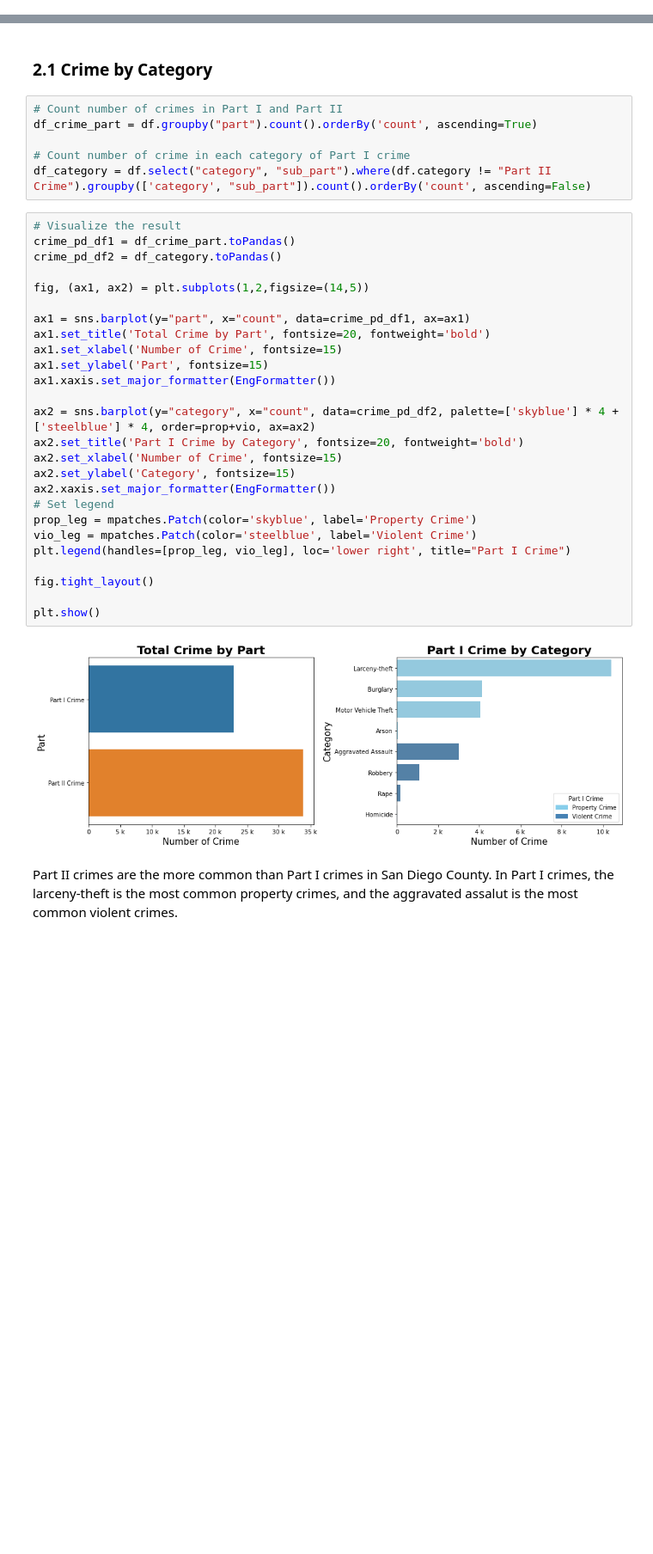
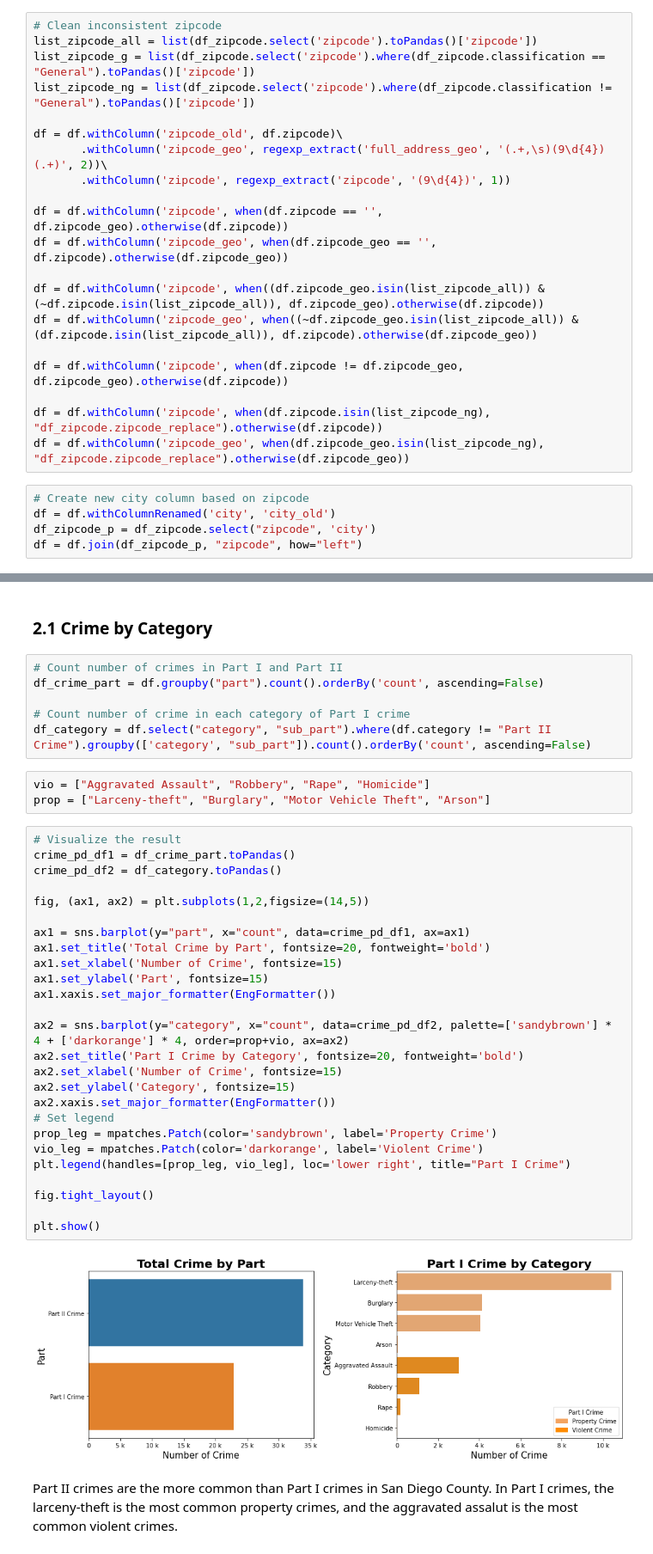
Before and after one commit to tingyiwu714/san-diego-crime-analysis, a Jupyter notebook: Spark_SD_Crime.ipynb, the cells around one changed output, grey strips where cells are left out. Shown at 86% size. Drawn from its saved outputs; the diff is of its cells as text; blank space fills up the shorter version.

```diff
--- a/Spark_SD_Crime.ipynb
+++ b/Spark_SD_Crime.ipynb
@@ -492,5 +520,30 @@ df_geo[['zipcode_geo', 'city_geo', 'full_address_geo']] = df_geo[['zipcode_geo',
 df_geo[['longitude', 'latitude']] = df_geo[['longitude', 'latitude']].astype(float)
 df = spark.createDataFrame(df_geo)
+# %%
+# Clean inconsistent zipcode
+list_zipcode_all = list(df_zipcode.select('zipcode').toPandas()['zipcode'])
+list_zipcode_g = list(df_zipcode.select('zipcode').where(df_zipcode.classification == "General").toPandas()['zipcode'])
+list_zipcode_ng = list(df_zipcode.select('zipcode').where(df_zipcode.classification != "General").toPandas()['zipcode'])
+
+df = df.withColumn('zipcode_old', df.zipcode)\
+       .withColumn('zipcode_geo', regexp_extract('full_address_geo', '(.+,\s)(9\d{4})(.+)', 2))\
+       .withColumn('zipcode', regexp_extract('zipcode', '(9\d{4})', 1))
+
+df = df.withColumn('zipcode', when(df.zipcode == '', df.zipcode_geo).otherwise(df.zipcode))
+df = df.withColumn('zipcode_geo', when(df.zipcode_geo == '', df.zipcode).otherwise(df.zipcode_geo))
+
+df = df.withColumn('zipcode', when((df.zipcode_geo.isin(list_zipcode_all)) & (~df.zipcode.isin(list_zipcode_all)), df.zipcode_geo).otherwise(df.zipcode))
+df = df.withColumn('zipcode_geo', when((~df.zipcode_geo.isin(list_zipcode_all)) & (df.zipcode.isin(list_zipcode_all)), df.zipcode).otherwise(df.zipcode_geo))
+
+df = df.withColumn('zipcode', when(df.zipcode != df.zipcode_geo, df.zipcode_geo).otherwise(df.zipcode))
+
+df = df.withColumn('zipcode', when(df.zipcode.isin(list_zipcode_ng), "df_zipcode.zipcode_replace").otherwise(df.zipcode))
+df = df.withColumn('zipcode_geo', when(df.zipcode_geo.isin(list_zipcode_ng), "df_zipcode.zipcode_replace").otherwise(df.zipcode_geo))
+# %%
+# Create new city column based on zipcode
+df = df.withColumnRenamed('city', 'city_old')
+df_zipcode_p = df_zipcode.select("zipcode", 'city')
+df = df.join(df_zipcode_p, "zipcode", how="left")
 # %% [markdown]
 93% of address were geocoded.
 The data is cleaned, processed, and geocoded. It's ready for analysis.
@@ -500,38 +553,41 @@ The data is cleaned, processed, and geocoded. It's ready for analysis.
 ### 2.1 Crime by Category
 # %%
 # Count number of crimes in Part I and Part II
-df_crime_part = df.groupby("part").count().orderBy('count', ascending=True)
+df_crime_part = df.groupby("part").count().orderBy('count', ascending=False)
 
 # Count number of crime in each category of Part I crime
 df_category = df.select("category", "sub_part").where(df.category != "Part II Crime").groupby(['category', "sub_part"]).count().orderBy('count', ascending=False)
+# %%
+vio = ["Aggravated Assault", "Robbery", "Rape", "Homicide"]
+prop = ["Larceny-theft", "Burglary", "Motor Vehicle Theft", "Arson"]
 # %%
 # Visualize the result
 crime_pd_df1 = df_crime_part.toPandas()
 crime_pd_df2 = df_category.toPandas()
 
 fig, (ax1, ax2) = plt.subplots(1,2,figsize=(14,5))
 
 ax1 = sns.barplot(y="part", x="count", data=crime_pd_df1, ax=ax1)
 ax1.set_title('Total Crime by Part', fontsize=20, fontweight='bold')
 ax1.set_xlabel('Number of Crime', fontsize=15)
 ax1.set_ylabel('Part', fontsize=15)
 ax1.xaxis.set_major_formatter(EngFormatter())
 
-ax2 = sns.barplot(y="category", x="count", data=crime_pd_df2, palette=['skyblue'] * 4 + ['steelblue'] * 4, order=prop+vio, ax=ax2)
+ax2 = sns.barplot(y="category", x="count", data=crime_pd_df2, palette=['sandybrown'] * 4 + ['darkorange'] * 4, order=prop+vio, ax=ax2)
 ax2.set_title('Part I Crime by Category', fontsize=20, fontweight='bold')
 ax2.set_xlabel('Number of Crime', fontsize=15)
 ax2.set_ylabel('Category', fontsize=15)
 ax2.xaxis.set_major_formatter(EngFormatter())
 # Set legend
-prop_leg = mpatches.Patch(color='skyblue', label='Property Crime')
-vio_leg = mpatches.Patch(color='steelblue', label='Violent Crime')
+prop_leg = mpatches.Patch(color='sandybrown', label='Property Crime')
+vio_leg = mpatches.Patch(color='darkorange', label='Violent Crime')
 plt.legend(handles=[prop_leg, vio_leg], loc='lower right', title="Part I Crime")
 
 fig.tight_layout()
 
 plt.show()
 # %% [output]
-[figure, old version]
+[figure, new version]
 # %% [markdown]
 Part II crimes are the more common than Part I crimes in San Diego County. In Part I crimes, the larceny-theft is the most common property crimes, and the aggravated assalut is the most common violent crimes.
 # %% [markdown]
```
Also changed, not shown: parts of 15 cells of this notebook.
